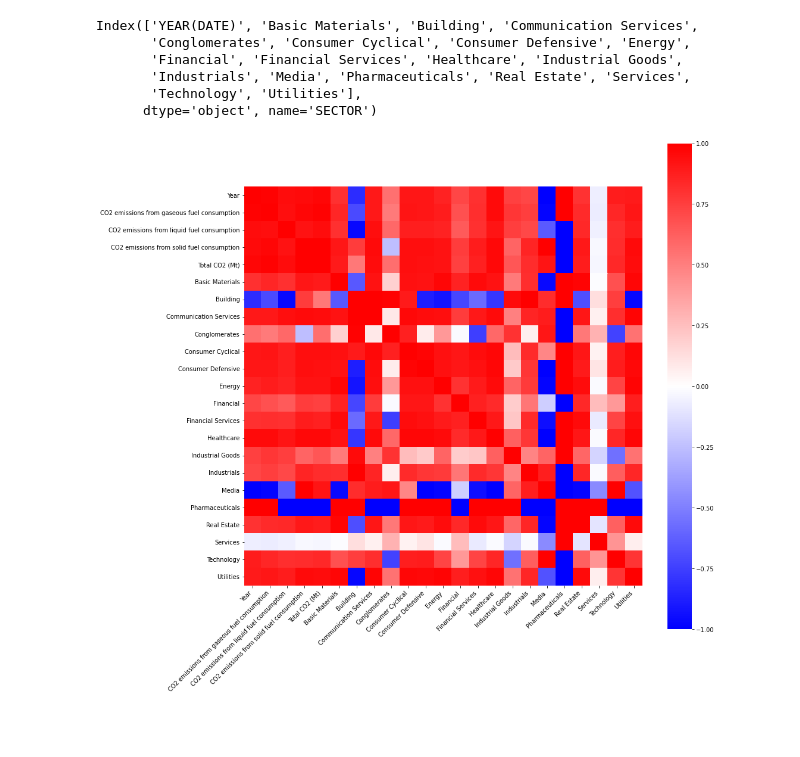
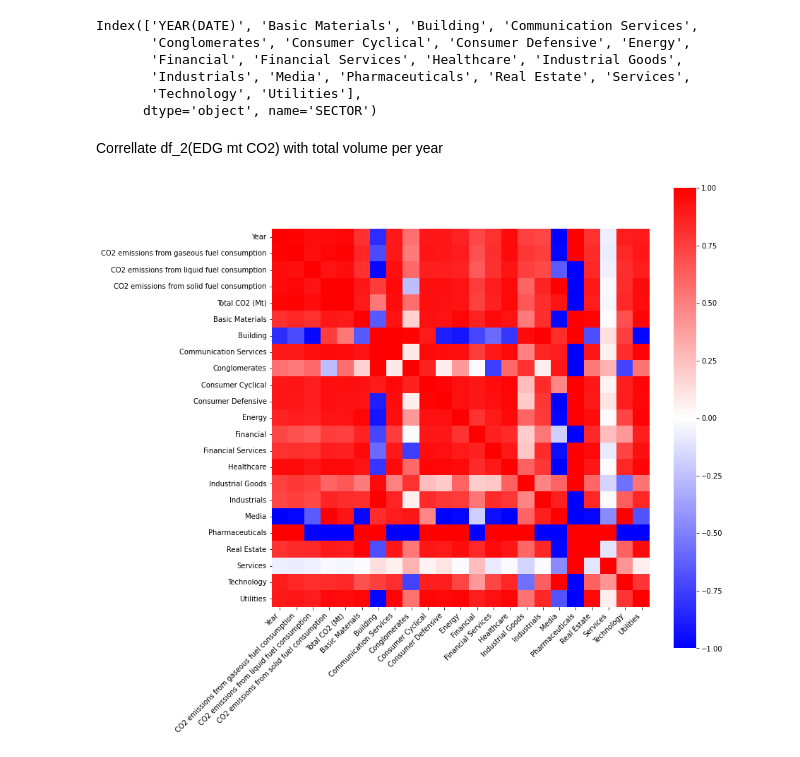
Before and after one commit to qixuan-code/2021_TAMU, a Jupyter notebook: ENVIRONMENT_DATA_ATLAS.ipynb, the cells around one changed output. Saved outputs shown, nothing was run; the diff lists cells and outputs as text; code cells hidden in the pictures; blank space fills up the shorter version.

```diff
--- a/ENVIRONMENT_DATA_ATLAS.ipynb
+++ b/ENVIRONMENT_DATA_ATLAS.ipynb
@@ -159,4 +159,6 @@ Index(['YEAR(DATE)', 'Basic Materials', 'Building', 'Communication Services',
        'Industrials', 'Media', 'Pharmaceuticals', 'Real Estate', 'Services',
        'Technology', 'Utilities'],
       dtype='object', name='SECTOR')
+# %% [markdown]
+Correllate df_2(EDG mt CO2) with total volume per year
 # %%
@@ -165,20 +167,19 @@ a = pd.merge(df_1,Total_year_Volume, left_on='Year', right_on='YEAR(DATE)')
 # %%
 del a['YEAR(DATE)']
 # %%
-
 corr = a.corr()
-plt.figure(figsize=(15, 15))
+plt.figure(figsize=(12, 12))
 ax = sns.heatmap(
     corr,
     vmin=-1, vmax=1, center=0, cmap = 'bwr',
     square=True
 )
 ax.set_xticklabels(
     ax.get_xticklabels(),
     rotation=45,
     horizontalalignment='right'
 );
 
 plt.show()
 # %% [output]
-[figure, old version]
+[figure, new version]
```
Also changed, not shown: parts of 11 cells of this notebook.
